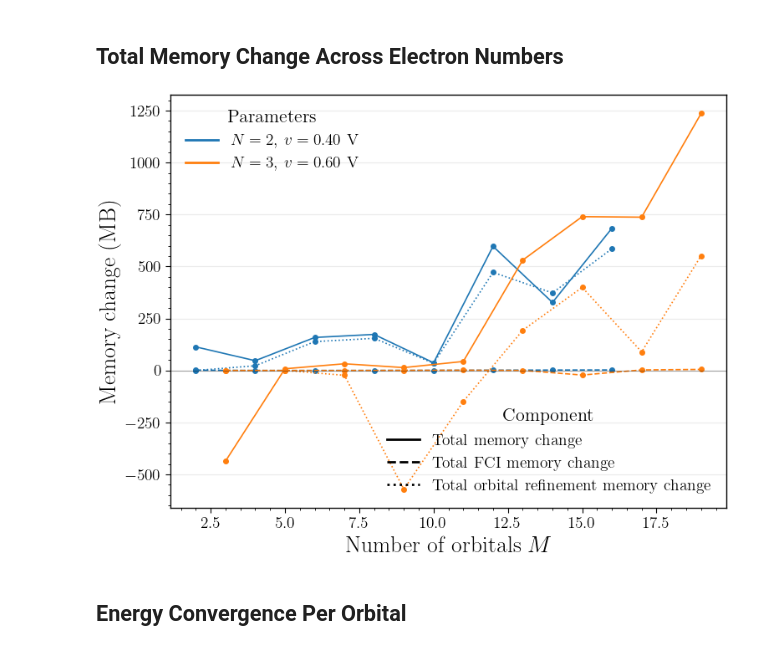
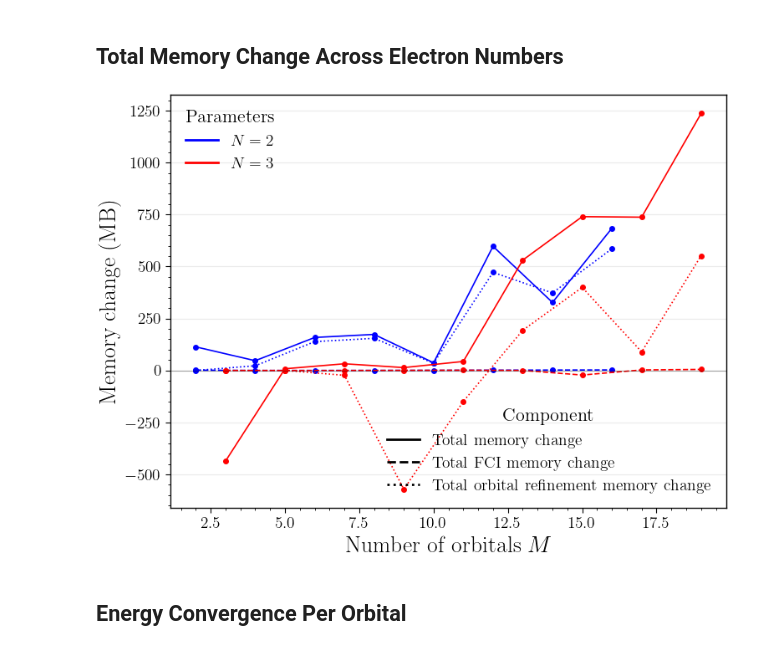
Before and after one commit to LeanderReascos/QDots, a Jupyter notebook: charge_stability/single_dot_results.ipynb, the cells around one changed output. Cells and saved outputs as stored; diff of their text form; code cells hidden in the pictures.

```diff
--- a/charge_stability/single_dot_results.ipynb
+++ b/charge_stability/single_dot_results.ipynb
@@ -428,7 +428,7 @@ line_styles = {
 }
 
 series_keys = list(combination_time_totals[['N', 'v']].drop_duplicates().itertuples(index=False, name=None))
-series_colors = dict(zip(series_keys, sns.color_palette('tab10', n_colors=len(series_keys))))
+series_colors = dict(zip(series_keys, ['blue', 'red']))
 
 fig, ax = plt.subplots(figsize=(8, 6))
 for key in series_keys:
@@ -453,7 +453,7 @@ ax.set_yscale('log')
 #ax.grid(True, which='both', axis='y', alpha=0.25)
 
 series_handles = [
-    Line2D([0], [0], color=series_colors[key], lw=2, label=f'$N={int(key[0])}$, $v={key[1]:.2f}$ V')
+    Line2D([0], [0], color=series_colors[key], lw=2, label=f'$N={int(key[0])}$')
     for key in series_keys
 ]
 style_handles = [
@@ -513,7 +513,7 @@ memory_line_styles = {
 }
 
 series_keys = list(combination_memory_totals[['N', 'v']].drop_duplicates().itertuples(index=False, name=None))
-series_colors = dict(zip(series_keys, sns.color_palette('tab10', n_colors=len(series_keys))))
+series_colors = dict(zip(series_keys, ['blue', 'red']))
 
 fig, ax = plt.subplots(figsize=(8, 6))
 for key in series_keys:
@@ -537,7 +537,7 @@ ax.set_ylabel('Memory used (MB)')
 ax.grid(True, axis='y', alpha=0.25)
 
 series_handles = [
-    Line2D([0], [0], color=series_colors[key], lw=2, label=f'$N={int(key[0])}$, $v={key[1]:.2f}$ V')
+    Line2D([0], [0], color=series_colors[key], lw=2, label=f'$N={int(key[0])}$')
     for key in series_keys
 ]
 style_handles = [
@@ -597,7 +597,7 @@ memory_change_line_styles = {
 }
 
 series_keys = list(combination_memory_change_totals[['N', 'v']].drop_duplicates().itertuples(index=False, name=None))
-series_colors = dict(zip(series_keys, sns.color_palette('tab10', n_colors=len(series_keys))))
+series_colors = dict(zip(series_keys, ['blue', 'red']))
 
 fig, ax = plt.subplots(figsize=(8, 6))
 for key in series_keys:
@@ -610,35 +610,35 @@ for key in series_keys:
     for column, (line_style, label) in memory_change_line_styles.items():
         ax.plot(
             data_nv['n_orbitals'],
             data_nv[column],
             linestyle=line_style,
             marker='o',
             color=series_colors[key],
         )
 
 ax.axhline(0, color='black', linewidth=0.8, alpha=0.35)
 ax.set_xlabel('Number of orbitals $M$')
 ax.set_ylabel('Memory change (MB)')
 ax.grid(True, axis='y', alpha=0.25)
 
 series_handles = [
-    Line2D([0], [0], color=series_colors[key], lw=2, label=f'$N={int(key[0])}$, $v={key[1]:.2f}$ V')
+    Line2D([0], [0], color=series_colors[key], lw=2, label=f'$N={int(key[0])}$')
     for key in series_keys
 ]
 style_handles = [
     Line2D([0], [0], color='black', lw=2, linestyle=line_style, label=label)
     for line_style, label in memory_change_line_styles.values()
 ]
 
 series_legend = ax.legend(handles=series_handles, title='Parameters', loc='upper left', frameon=False)
 ax.add_artist(series_legend)
 ax.legend(handles=style_handles, title='Component', loc='lower right', frameon=False)
 
 fig.tight_layout()
 save_current_figure(fig, 'single_dot_total_memory_change_components')
 plt.show()
 # %% [output]
-[figure, old version]
+[figure, new version]
 # %% [markdown]
 ## Energy Convergence Per Orbital
 # %%
```
Also changed, not shown: parts of 6 cells of this notebook.
